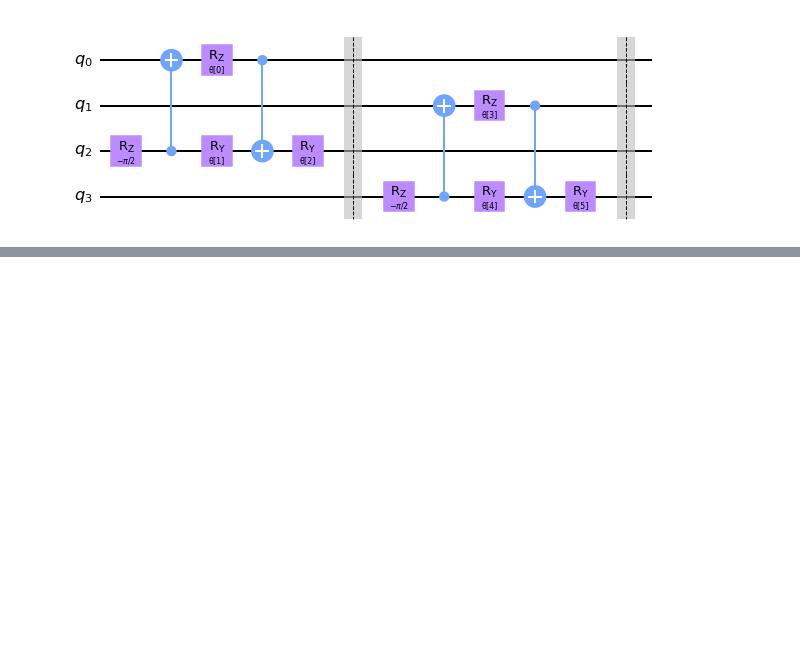
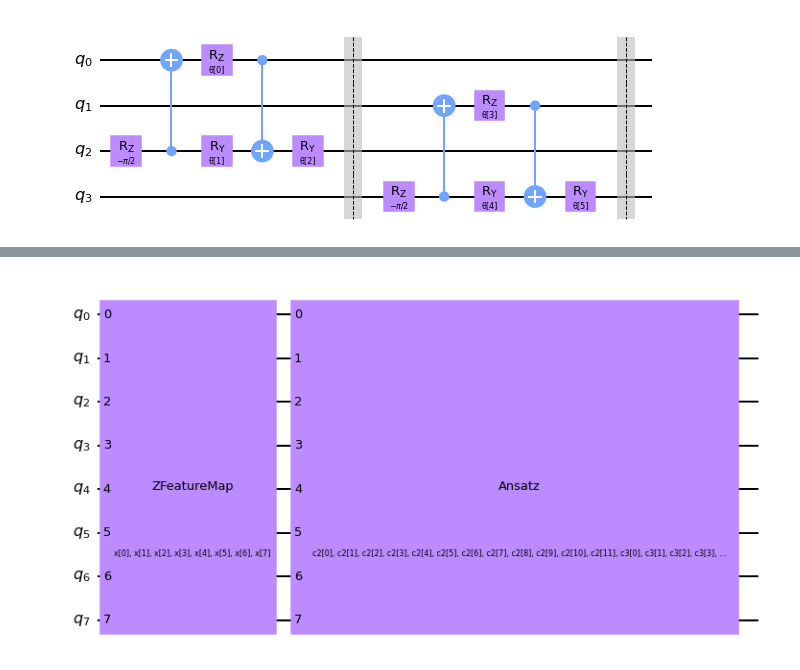
Before and after one commit to Izuho/computer-graphics, a Jupyter notebook: 10-7/QCNN.ipynb, the cells around one changed output, grey strips where cells are left out. Cells and saved outputs as stored; diff of their text form; code cells hidden in the pictures; blank space fills up the shorter version.

```diff
--- a/10-7/QCNN.ipynb
+++ b/10-7/QCNN.ipynb
@@ -230,3 +243,7 @@ circuit.draw("mpl")
+# %%
+qnn_Z.circuit.draw('mpl')
+# %% [output]
+[figure, added]
 # %%
 def callback_graph(weights, obj_func_eval):
     clear_output(wait=True)
```
Also changed, not shown: parts of 18 cells of this notebook.
